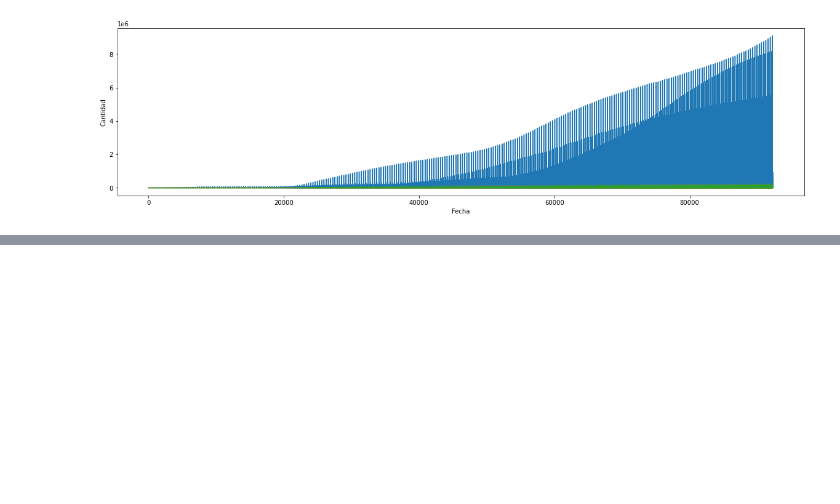
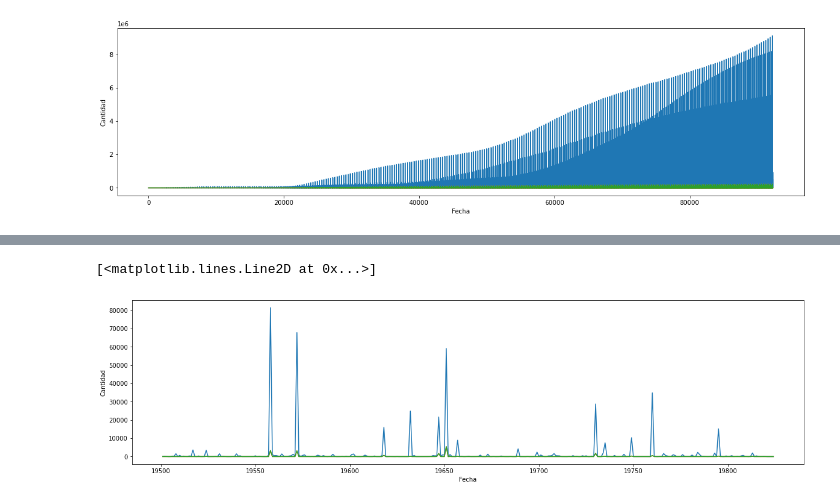
Before and after one commit to CristianGaona/Covid-19-python-QtDesigner, a Jupyter notebook: src/pruebasNotebook.ipynb, the cells around one changed output, grey strips where cells are left out. Saved outputs shown, nothing was run; the diff lists cells and outputs as text; code cells hidden in the pictures; blank space fills up the shorter version.

```diff
--- a/src/pruebasNotebook.ipynb
+++ b/src/pruebasNotebook.ipynb
@@ -155,3 +160,6 @@ plt.plot(lista2)   # Dibuja datos de lista2 sin borrar datos de lista1
 # %% [output]
 [<matplotlib.lines.Line2D at 0x...>]
 [figure]
+# %%
+df = pd.DataFrame(dataReady)
+df
@@ -157,0 +180,23 @@ plt.plot(lista2)   # Dibuja datos de lista2 sin borrar datos de lista1
+# %%
+#Filtrar datos por fecha especifica
+df_mask=df['Date']=='2020-03-22'
+df_mask
+positions = np.flatnonzero(df_mask)
+filtered_df=df.iloc[positions]
+x_values=filtered_df.iloc[1:,0]
+# %%
+fig = plt.figure(figsize = (20,5))
+
+lista1 = filtered_df.iloc[1:,3]   # Declara lista1 los casos de covid
+plt.plot(lista1, label="Casos")   # Dibuja el gráfico
+#plt.set_xticks(x_values)
+plt.xlabel("Fecha")   # Inserta el título del eje X
+plt.ylabel("Cantidad")   # Inserta el título del eje Y
+#plt.ioff()   # Desactiva modo interactivo de dibujo
+lista2 = filtered_df.iloc[1:,4]   # Declara lista2 declara muertes por covid
+plt.plot(lista2, label="Muertes")   # No dibuja datos de lista2
+#plt.ion()   # Activa modo interactivo de dibujo
+plt.plot(lista2)
+# %% [output]
+[<matplotlib.lines.Line2D at 0x...>]
+[figure, added]
```
Also changed, not shown: parts of 6 cells of this notebook.
